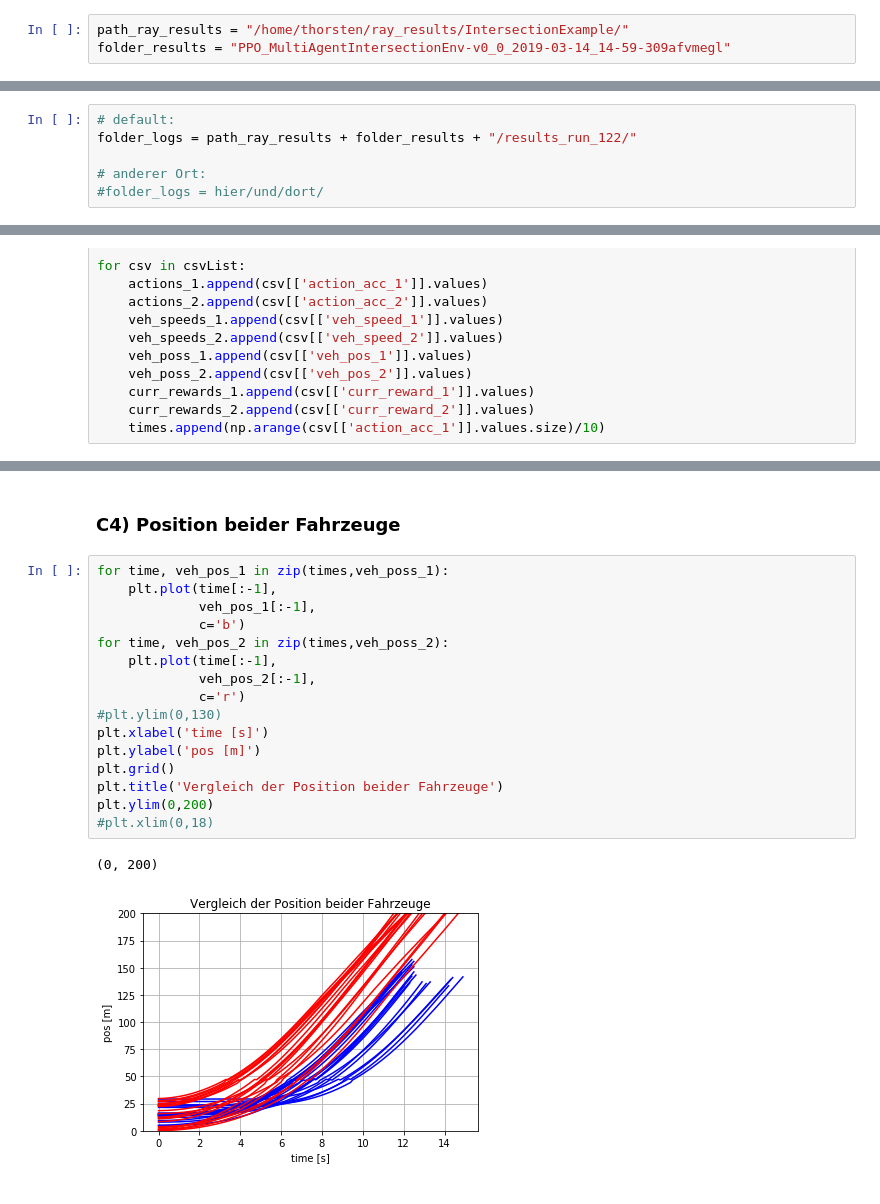
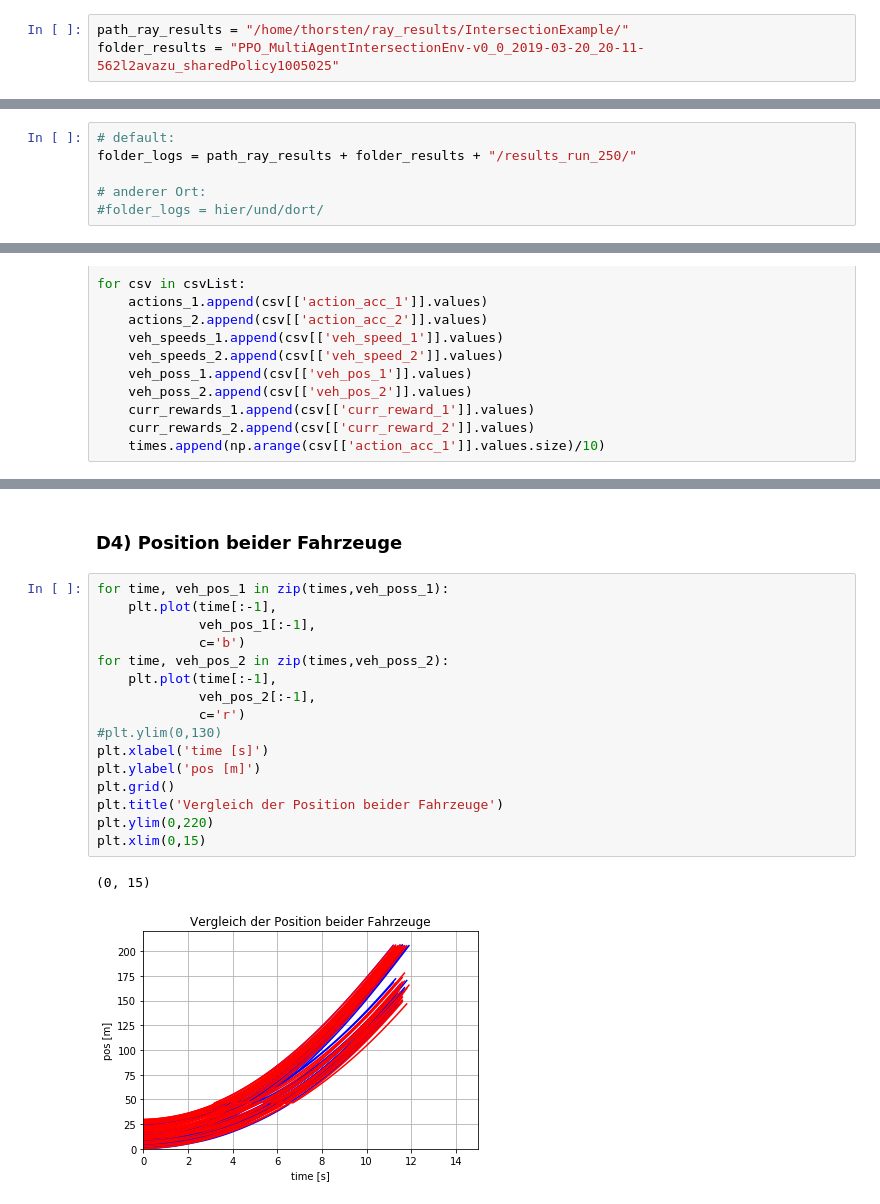
Before and after one commit to MouvementMondial/flow, a Jupyter notebook: Diplomarbeit/Auswertung_I3W_MultiAgent.ipynb, the cells around one changed output, grey strips where cells are left out. Saved outputs shown, nothing was run; the diff lists cells and outputs as text.

```diff
--- a/Diplomarbeit/Auswertung_I3W_MultiAgent.ipynb
+++ b/Diplomarbeit/Auswertung_I3W_MultiAgent.ipynb
@@ -4,4 +4,4 @@
 Die Ergebnisse des Trainings wurden hier abgelegt:
 # %%
 path_ray_results = "/home/thorsten/ray_results/IntersectionExample/"
-folder_results = "PPO_MultiAgentIntersectionEnv-v0_0_2019-03-14_14-59-309afvmegl"
+folder_results = "PPO_MultiAgentIntersectionEnv-v0_0_2019-03-20_20-11-562l2avazu_sharedPolicy1005025"
@@ -143,7 +155,7 @@ Skip automatic termination. Connection is probably already closed.
 Speicherort der in B) erzeugten log-Dateien:
 # %%
 # default:
-folder_logs = path_ray_results + folder_results + "/results_run_122/"
+folder_logs = path_ray_results + folder_results + "/results_run_250/"
 
 # anderer Ort:
 #folder_logs = hier/und/dort/
@@ -241,22 +253,22 @@ plt.ylim(-5,30)
 # %% [markdown]
-### C4) Position beider Fahrzeuge
+### D4) Position beider Fahrzeuge
 # %%
 for time, veh_pos_1 in zip(times,veh_poss_1):
     plt.plot(time[:-1],
              veh_pos_1[:-1],
              c='b')
 for time, veh_pos_2 in zip(times,veh_poss_2):
     plt.plot(time[:-1],
              veh_pos_2[:-1],
              c='r')
 #plt.ylim(0,130)
 plt.xlabel('time [s]')
 plt.ylabel('pos [m]')
 plt.grid()
 plt.title('Vergleich der Position beider Fahrzeuge')
-plt.ylim(0,200)
-#plt.xlim(0,18)
+plt.ylim(0,220)
+plt.xlim(0,15)
 # %% [output]
-(0, 200)
+(0, 15)
-[figure, old version]
+[figure, new version]
 # %% [markdown]
```
Also changed, not shown: parts of 19 cells of this notebook, 7 other files.
